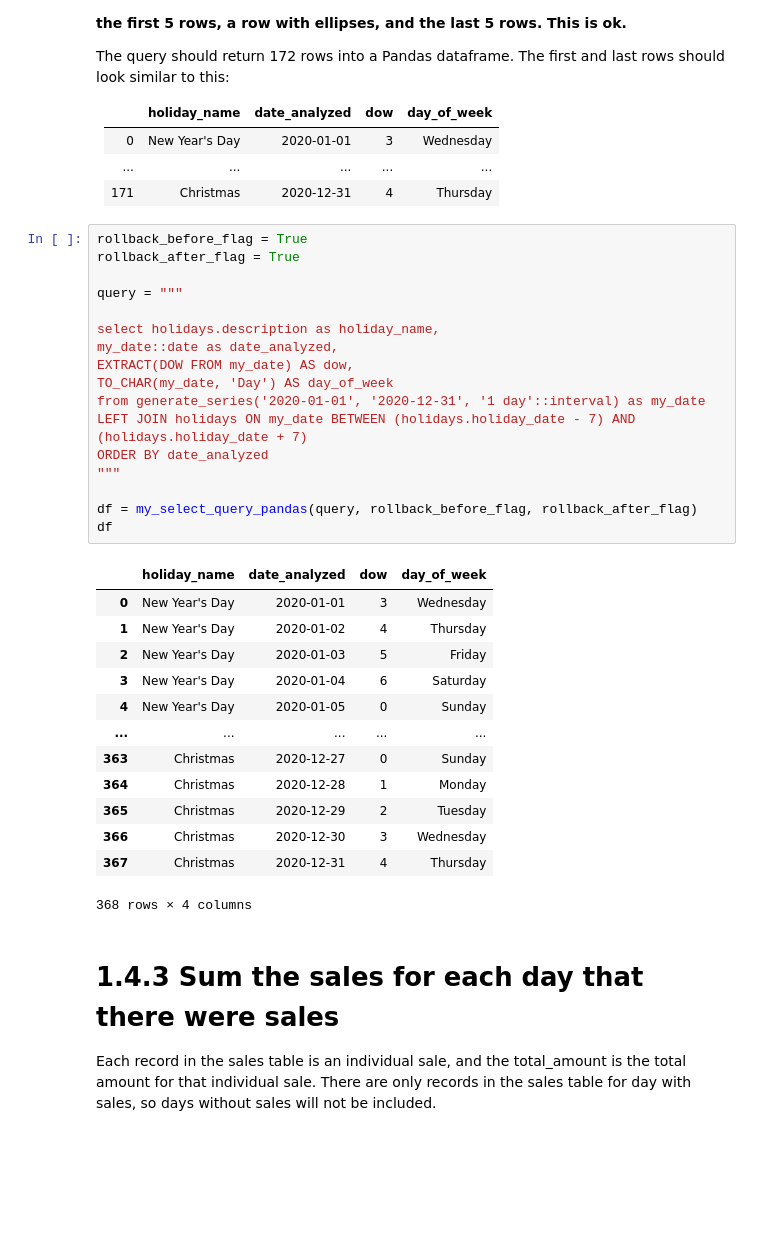
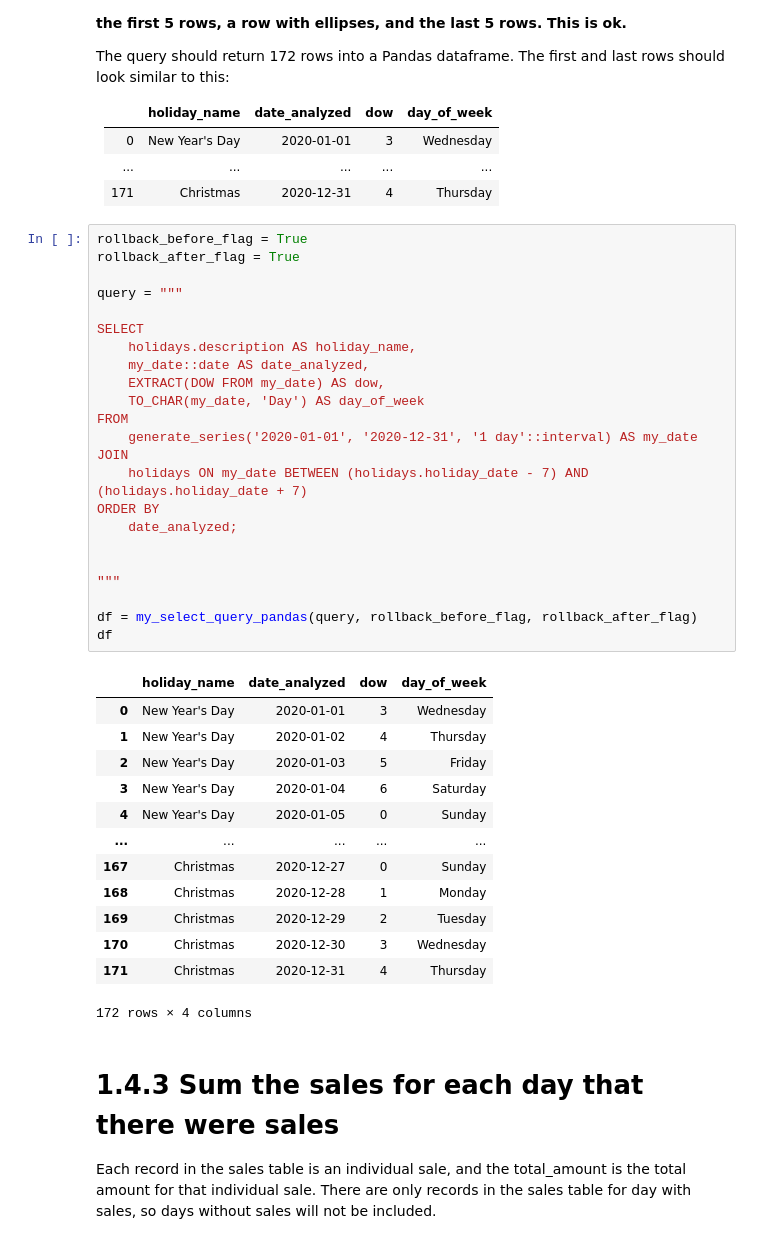
Before and after one commit to mids-w205/project-1-henrydinhucb, a Jupyter notebook: project_1_4.ipynb, the cells around one changed output. Drawn from its saved outputs; the diff is of its cells as text; blank space fills up the shorter version.

```diff
--- a/project_1_4.ipynb
+++ b/project_1_4.ipynb
@@ -152,34 +152,40 @@ The query should return 172 rows into a Pandas dataframe. The first and last row
 # %%
 rollback_before_flag = True
 rollback_after_flag = True
 
 query = """
 
-select holidays.description as holiday_name,
-my_date::date as date_analyzed,
-EXTRACT(DOW FROM my_date) AS dow,
-TO_CHAR(my_date, 'Day') AS day_of_week
-from generate_series('2020-01-01', '2020-12-31', '1 day'::interval) as my_date
-LEFT JOIN holidays ON my_date BETWEEN (holidays.holiday_date - 7) AND (holidays.holiday_date + 7)
-ORDER BY date_analyzed
+SELECT
+    holidays.description AS holiday_name,
+    my_date::date AS date_analyzed,
+    EXTRACT(DOW FROM my_date) AS dow,
+    TO_CHAR(my_date, 'Day') AS day_of_week
+FROM
+    generate_series('2020-01-01', '2020-12-31', '1 day'::interval) AS my_date
+JOIN
+    holidays ON my_date BETWEEN (holidays.holiday_date - 7) AND (holidays.holiday_date + 7)
+ORDER BY
+    date_analyzed;
+
+
 """
 
 df = my_select_query_pandas(query, rollback_before_flag, rollback_after_flag)
 df
 # %% [output]
 |  | holiday_name | date_analyzed | dow | day_of_week |
 | 0 | New Year's Day | 2020-01-01 | 3 | Wednesday |
 | 1 | New Year's Day | 2020-01-02 | 4 | Thursday |
 | 2 | New Year's Day | 2020-01-03 | 5 | Friday |
 | 3 | New Year's Day | 2020-01-04 | 6 | Saturday |
 | 4 | New Year's Day | 2020-01-05 | 0 | Sunday |
 | ... | ... | ... | ... | ... |
-| 363 | Christmas | 2020-12-27 | 0 | Sunday |
-| 364 | Christmas | 2020-12-28 | 1 | Monday |
-| 365 | Christmas | 2020-12-29 | 2 | Tuesday |
-| 366 | Christmas | 2020-12-30 | 3 | Wednesday |
-| 367 | Christmas | 2020-12-31 | 4 | Thursday |
+| 167 | Christmas | 2020-12-27 | 0 | Sunday |
+| 168 | Christmas | 2020-12-28 | 1 | Monday |
+| 169 | Christmas | 2020-12-29 | 2 | Tuesday |
+| 170 | Christmas | 2020-12-30 | 3 | Wednesday |
+| 171 | Christmas | 2020-12-31 | 4 | Thursday |
-368 rows × 4 columns
+172 rows × 4 columns
 # %% [markdown]
 # 1.4.3 Sum the sales for each day that there were sales
 
```
Also changed, not shown: parts of 2 cells of this notebook.
